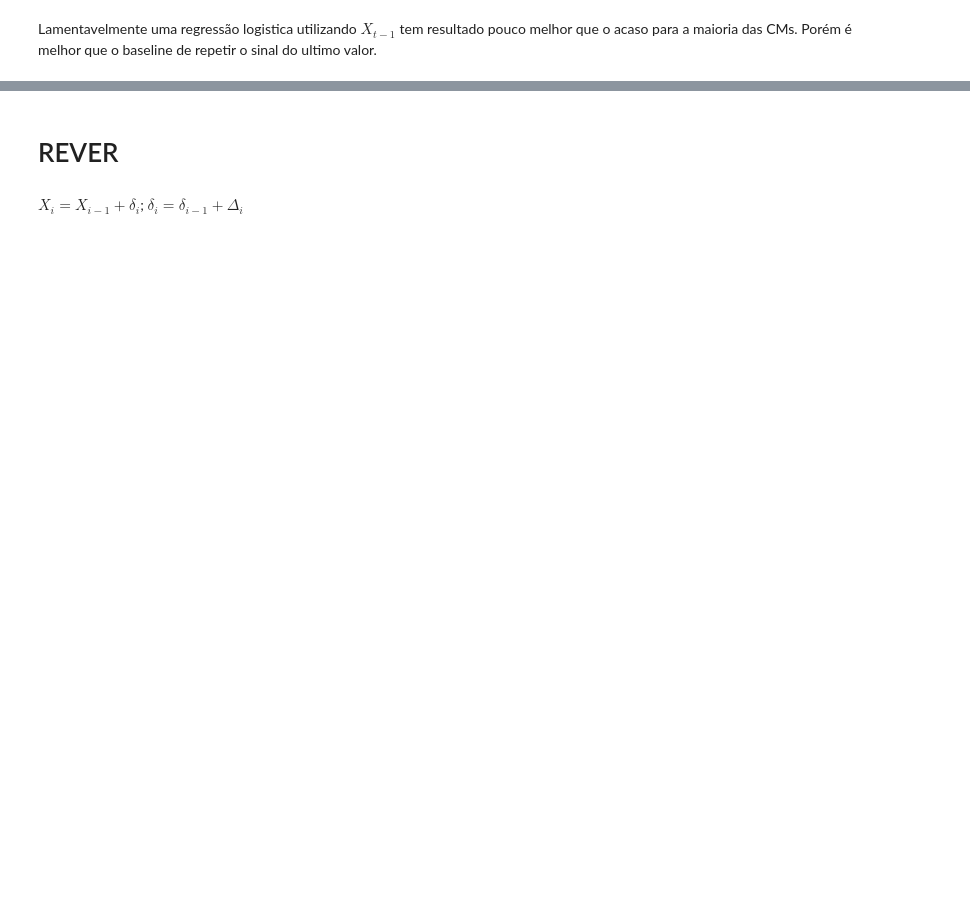
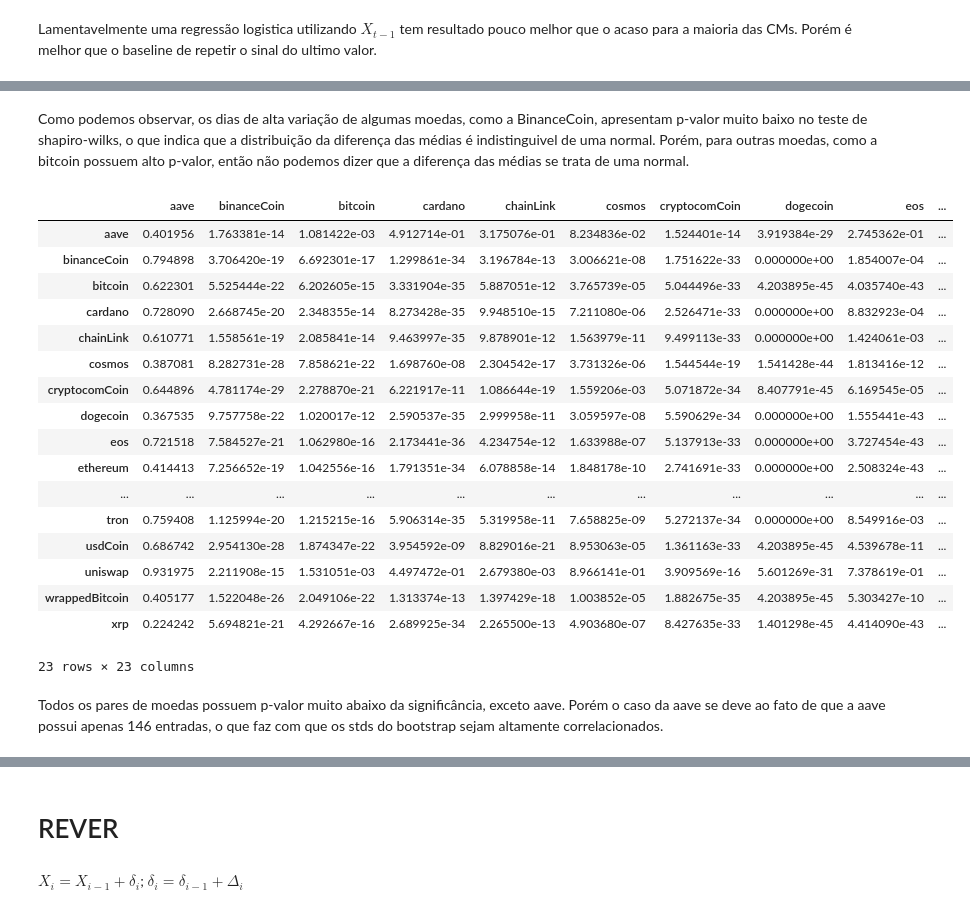
Before and after one commit to Bernardo-Senna/DataScience_Cryptocurrency_Project, a Jupyter notebook: notebooks/Final_Project_New.ipynb, the cells around one changed output, grey strips where cells are left out. Saved outputs shown, nothing was run; the diff lists cells and outputs as text; code cells hidden in the pictures; blank space fills up the shorter version.

Commit message:
consertada a autoregressão e adcionada seção de bootstrap

```diff
--- a/notebooks/Final_Project_New.ipynb
+++ b/notebooks/Final_Project_New.ipynb
@@ -495,3 +602,52 @@ for name in coinsDict.keys():
+# %% [markdown]
+Como podemos observar, os dias de alta variação de algumas moedas, como a BinanceCoin, apresentam p-valor muito baixo no teste de shapiro-wilks, o que indica que a distribuição da diferença das médias é indistinguivel de uma normal. Porém, para outras moedas, como a bitcoin possuem alto p-valor, então não podemos dizer que a diferença das médias se trata de uma normal.
+# %%
+data = np.zeros([len(coinsDict)]*2)
+from scipy import stats
+for i, (key1, df) in enumerate(coinsDict.items()):
+    for j, (key2, df2) in enumerate(coinsDict.items()):
+        df1 = df.copy()
+
+        start = max([min(df1["Date"]), min(df2["Date"])])
+        end = min([max(df1["Date"]), max(df2["Date"])])
+        df1 = df1[(df1["Date"] >= start) & (df1["Date"] <= end)]
+        df2 = df2[(df2["Date"] >= start) & (df2["Date"] <= end)]
+        df1.index = range(len(df1))
+        df2.index = range(len(df2))
+        df1["AbsDiff"] = np.abs(df1["DifferencePerc"])
+        top100 = df1.nlargest(100, "AbsDiff")
+        selector = np.zeros(len(df1))
+        selector[top100.index] = 1
+        high_std = df2.iloc[selector]["DifferencePerc"].std()
+        diffs = []
+        for k in range(1000):
+            B = np.random.choice(df2.index, 100, replace=True)
+            std = df2["DifferencePerc"].values[B].std()
+            diff = high_std - std
+            diffs.append(diff)
+        data[i,j] = stats.shapiro(diffs).pvalue
+pd.DataFrame(data, columns=coinsDict.keys(), index=coinsDict.keys())
+# %% [output]
+|  | aave | binanceCoin | bitcoin | cardano | chainLink | cosmos | cryptocomCoin | dogecoin | eos | ... |
+| aave | 0.401956 | 1.763381e-14 | 1.081422e-03 | 4.912714e-01 | 3.175076e-01 | 8.234836e-02 | 1.524401e-14 | 3.919384e-29 | 2.745362e-01 | ... |
+| binanceCoin | 0.794898 | 3.706420e-19 | 6.692301e-17 | 1.299861e-34 | 3.196784e-13 | 3.006621e-08 | 1.751622e-33 | 0.000000e+00 | 1.854007e-04 | ... |
+| bitcoin | 0.622301 | 5.525444e-22 | 6.202605e-15 | 3.331904e-35 | 5.887051e-12 | 3.765739e-05 | 5.044496e-33 | 4.203895e-45 | 4.035740e-43 | ... |
+| cardano | 0.728090 | 2.668745e-20 | 2.348355e-14 | 8.273428e-35 | 9.948510e-15 | 7.211080e-06 | 2.526471e-33 | 0.000000e+00 | 8.832923e-04 | ... |
+| chainLink | 0.610771 | 1.558561e-19 | 2.085841e-14 | 9.463997e-35 | 9.878901e-12 | 1.563979e-11 | 9.499113e-33 | 0.000000e+00 | 1.424061e-03 | ... |
+| cosmos | 0.387081 | 8.282731e-28 | 7.858621e-22 | 1.698760e-08 | 2.304542e-17 | 3.731326e-06 | 1.544544e-19 | 1.541428e-44 | 1.813416e-12 | ... |
+| cryptocomCoin | 0.644896 | 4.781174e-29 | 2.278870e-21 | 6.221917e-11 | 1.086644e-19 | 1.559206e-03 | 5.071872e-34 | 8.407791e-45 | 6.169545e-05 | ... |
+| dogecoin | 0.367535 | 9.757758e-22 | 1.020017e-12 | 2.590537e-35 | 2.999958e-11 | 3.059597e-08 | 5.590629e-34 | 0.000000e+00 | 1.555441e-43 | ... |
+| eos | 0.721518 | 7.584527e-21 | 1.062980e-16 | 2.173441e-36 | 4.234754e-12 | 1.633988e-07 | 5.137913e-33 | 0.000000e+00 | 3.727454e-43 | ... |
+| ethereum | 0.414413 | 7.256652e-19 | 1.042556e-16 | 1.791351e-34 | 6.078858e-14 | 1.848178e-10 | 2.741691e-33 | 0.000000e+00 | 2.508324e-43 | ... |
+| ... | ... | ... | ... | ... | ... | ... | ... | ... | ... | ... |
+| tron | 0.759408 | 1.125994e-20 | 1.215215e-16 | 5.906314e-35 | 5.319958e-11 | 7.658825e-09 | 5.272137e-34 | 0.000000e+00 | 8.549916e-03 | ... |
+| usdCoin | 0.686742 | 2.954130e-28 | 1.874347e-22 | 3.954592e-09 | 8.829016e-21 | 8.953063e-05 | 1.361163e-33 | 4.203895e-45 | 4.539678e-11 | ... |
+| uniswap | 0.931975 | 2.211908e-15 | 1.531051e-03 | 4.497472e-01 | 2.679380e-03 | 8.966141e-01 | 3.909569e-16 | 5.601269e-31 | 7.378619e-01 | ... |
+| wrappedBitcoin | 0.405177 | 1.522048e-26 | 2.049106e-22 | 1.313374e-13 | 1.397429e-18 | 1.003852e-05 | 1.882675e-35 | 4.203895e-45 | 5.303427e-10 | ... |
+| xrp | 0.224242 | 5.694821e-21 | 4.292667e-16 | 2.689925e-34 | 2.265500e-13 | 4.903680e-07 | 8.427635e-33 | 1.401298e-45 | 4.414090e-43 | ... |
+23 rows × 23 columns
+# %% [markdown]
+Todos os pares de moedas possuem p-valor muito abaixo da significância, exceto aave. Porém o caso da aave se deve ao fato de que a aave possui apenas 146 entradas, o que faz com que os stds do bootstrap sejam altamente correlacionados.
 # %%
 subdf = coinsDict['bitcoin'][['Difference', 'Year', 'Month']].groupby(['Year', 'Month']).sum()
 # %%
```
Also changed, not shown: parts of 22 cells of this notebook.
